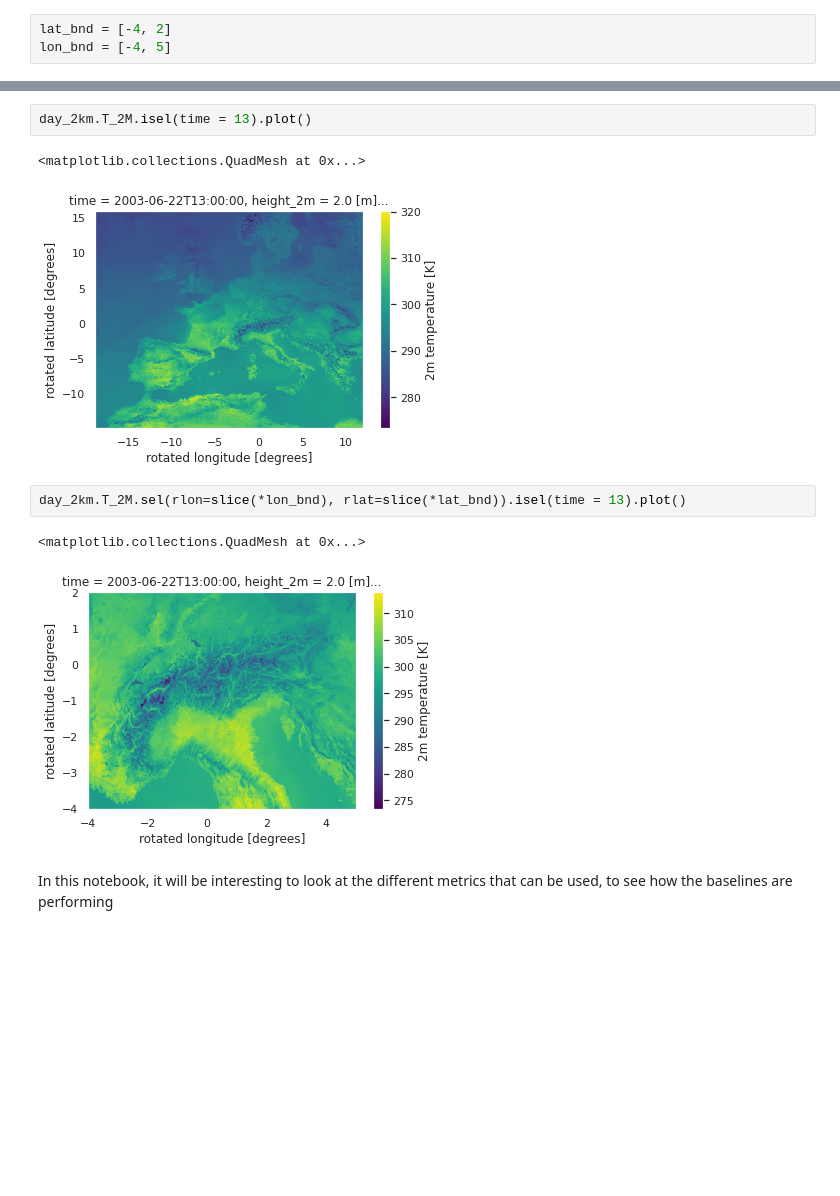
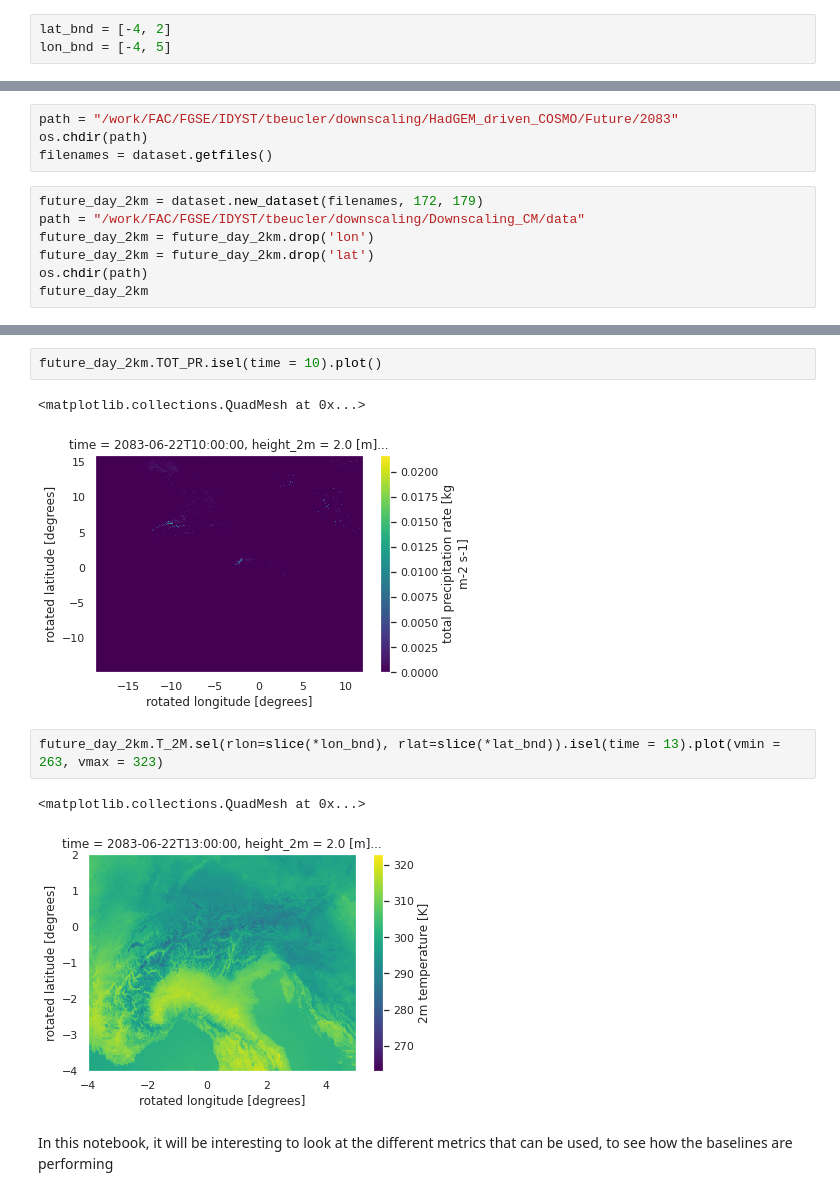
Before and after one commit to LeoMicollet/Downscaling_CM, a Jupyter notebook: dev/Metrics.ipynb, the cells around one changed output, grey strips where cells are left out. Cells and saved outputs as stored; diff of their text form; blank space fills up the shorter version.

```diff
--- a/dev/Metrics.ipynb
+++ b/dev/Metrics.ipynb
@@ -80,0 +118,11 @@ day_2km.T_2M.sel(rlon=slice(*lon_bnd), rlat=slice(*lat_bnd)).isel(time = 13).plo
+# %%
+path = "/work/FAC/FGSE/IDYST/tbeucler/downscaling/HadGEM_driven_COSMO/Future/2083"
+os.chdir(path)
+filenames = dataset.getfiles()
+# %%
+future_day_2km = dataset.new_dataset(filenames, 172, 179)
+path = "/work/FAC/FGSE/IDYST/tbeucler/downscaling/Downscaling_CM/data"
+future_day_2km = future_day_2km.drop('lon')
+future_day_2km = future_day_2km.drop('lat')
+os.chdir(path)
+future_day_2km
@@ -81,13 +147,13 @@ day_2km.T_2M.sel(rlon=slice(*lon_bnd), rlat=slice(*lat_bnd)).isel(time = 13).plo
 # %%
-day_2km.T_2M.isel(time = 13).plot()
+future_day_2km.TOT_PR.isel(time = 10).plot()
 # %% [output]
 <matplotlib.collections.QuadMesh at 0x...>
-[figure, old version]
+[figure, new version]
 # %%
-day_2km.T_2M.sel(rlon=slice(*lon_bnd), rlat=slice(*lat_bnd)).isel(time = 13).plot()
+future_day_2km.T_2M.sel(rlon=slice(*lon_bnd), rlat=slice(*lat_bnd)).isel(time = 13).plot(vmin = 263, vmax = 323)
 # %% [output]
 <matplotlib.collections.QuadMesh at 0x...>
-[figure, old version]
+[figure, new version]
 # %% [markdown]
 In this notebook, it will be interesting to look at the different metrics that can be used, to see how the baselines are performing
 # %% [markdown]
```
Also changed, not shown: parts of 30 cells of this notebook, 1 other file.
